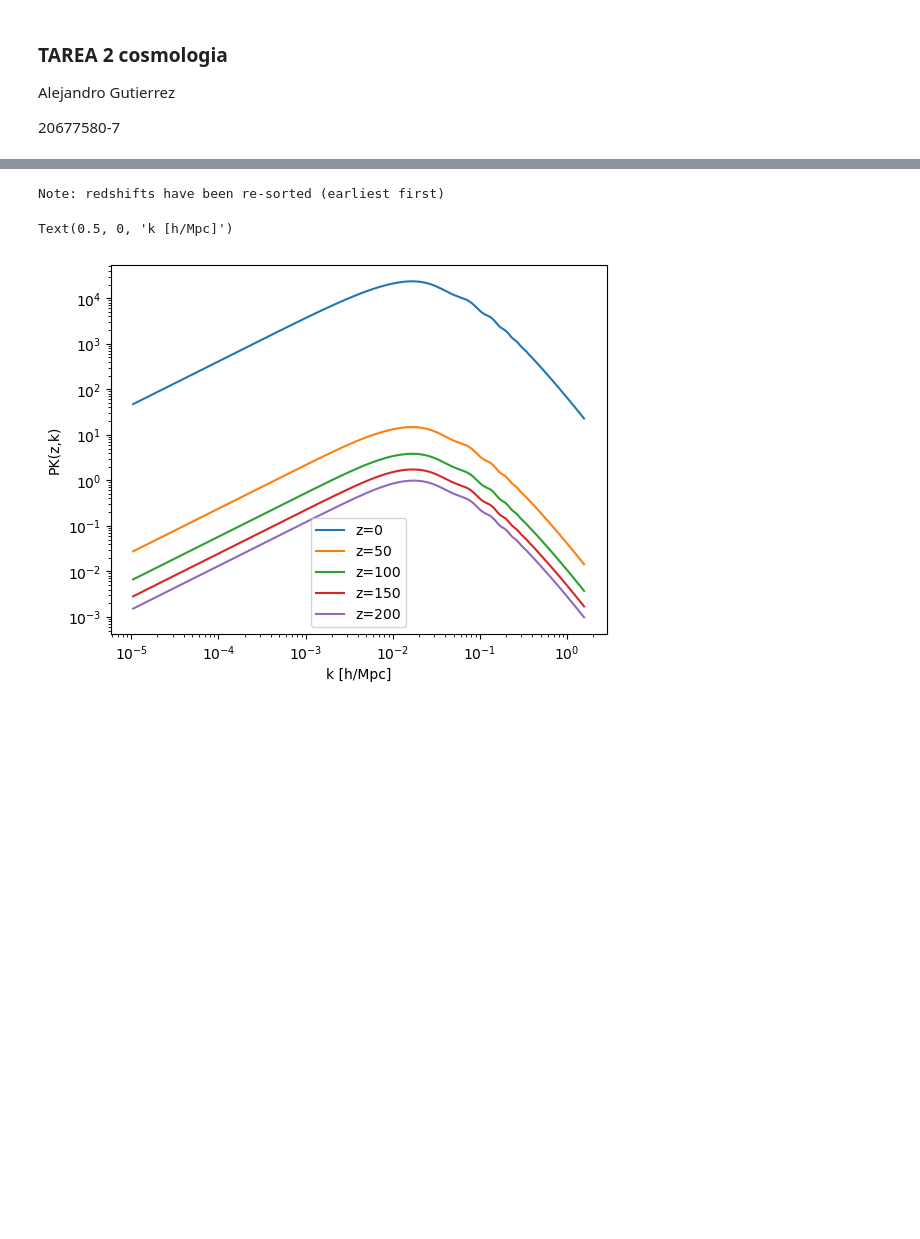
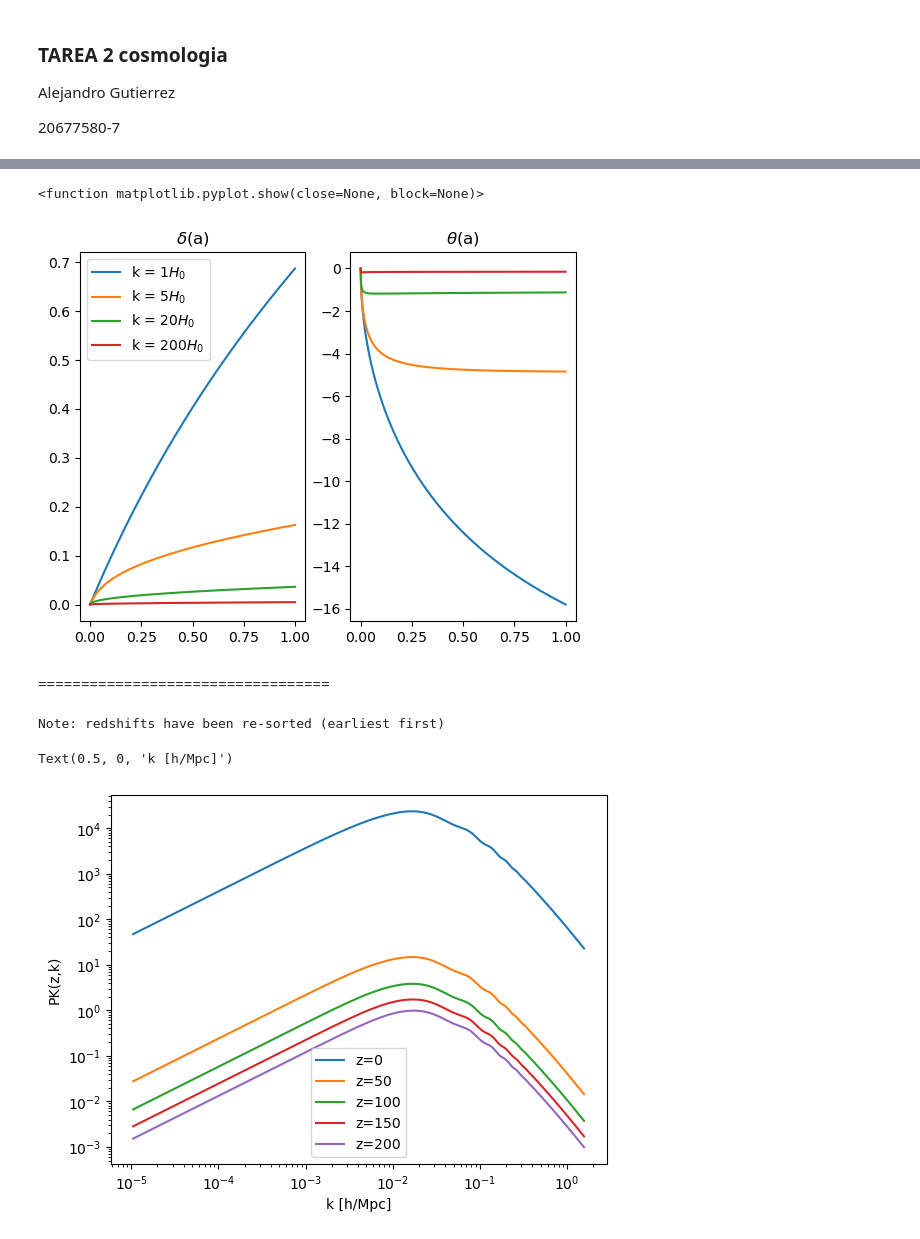
Before and after one commit to alejandro542/Cosmo-tareas, a Jupyter notebook: TAREA 2/Codigo.ipynb, the cells around one changed output, grey strips where cells are left out. Drawn from its saved outputs; the diff is of its cells as text; code cells hidden in the pictures; blank space fills up the shorter version.

```diff
--- a/TAREA 2/Codigo.ipynb
+++ b/TAREA 2/Codigo.ipynb
@@ -11,3 +54,19 @@ import camb
+# %%
+fig, ax = plt.subplots(1,2)
+ax[0].set_title(r"$\delta$(a)")
+ax[1].set_title(r"$\theta$(a)")
+for i in k_arr:
+    sol = solve_ivp(sistema, a_span, [d0, o0], t_eval=a_eval, args=(i,))
+    ax[0].plot(sol.t, sol.y[0], label=f'k = {int(i/H0)}$H_{0}$')
+    ax[1].plot(sol.t, sol.y[1], label=f'k = {int(i/H0)}$H_{0}$')
+ax[0].legend()
+#ax[1].legend()
+plt.show
+# %% [output]
+<function matplotlib.pyplot.show(close=None, block=None)>
+[figure, added]
+# %% [markdown]
+==================================
 # %%
 H0 = 67 # km/s/Mpc
 omega_ch2 = 0.120 # densidad fisica cold dark matter
```
Also changed, not shown: parts of 7 cells of this notebook.
